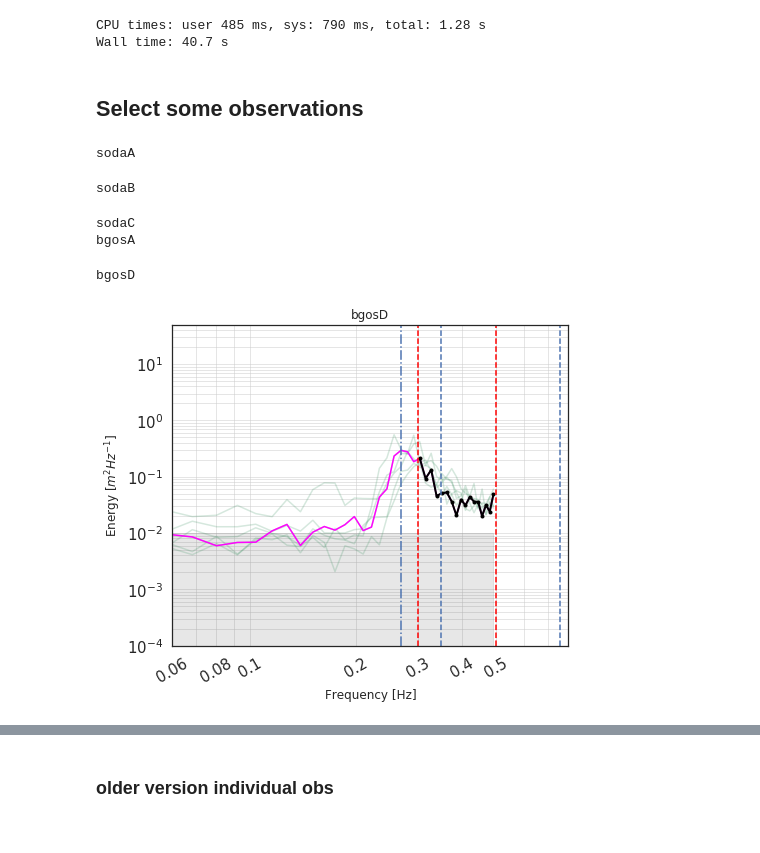
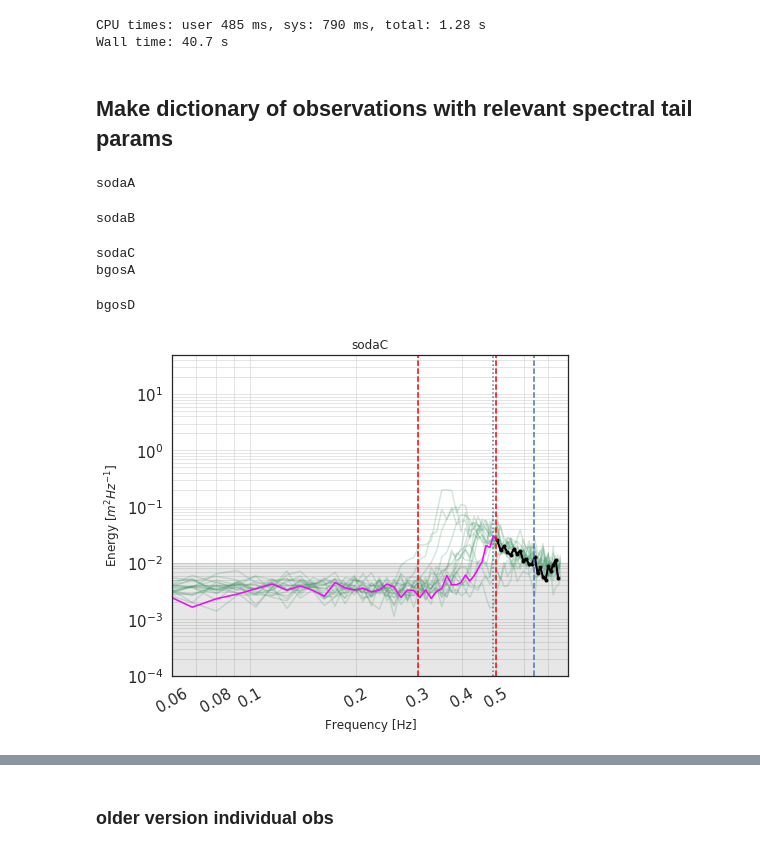
Before and after one commit to vtcooper/waveice, a Jupyter notebook: observations_paper/obs_paper_preprocess.ipynb, the cells around one changed output, grey strips where cells are left out. Drawn from its saved outputs; the diff is of its cells as text; code cells hidden in the pictures.

Commit message:
spectral tail excluding bad observations appears to have better results

```diff
--- a/observations_paper/obs_paper_preprocess.ipynb
+++ b/observations_paper/obs_paper_preprocess.ipynb
@@ -716,8 +717,15 @@ jra_subset['longitude'] = jra_subset.longitude
 # %% [output]
 CPU times: user 485 ms, sys: 790 ms, total: 1.28 s
 Wall time: 40.7 s
-# %% [markdown]
-## Select some observations
+# %% [markdown]
+## Make dictionary of observations with relevant spectral tail params
+# %%
+## constants
+Ip = 1.9 # Voermans 1.9 to 3.1 (wide to narrow), 2.5 works (Thomson 2013)
+vk = 0.41 # von karman constant
+beta = 0.012 #(Juszko 1995)
+alpha = 0.012 # Charnock 1955
+g = 9.81
 # %%
 ## recoded to have all obs together
 
@@ -759,11 +767,28 @@ for key,tempds in insitu_dict.items():
             (tempds.freq_wavespectra > spec_d[key].fp) &
             (tempds.freq_wavespectra > 0.3))
 
-        spec_d[key]['e0_mean'] = (spec_d[key].ef_eq * tempds.freq_wavespectra**4).mean(dim='freq_wavespectra')
+        ## ef_eq forced to be above noise thresh
+        ef_eq = spec_d[key].ef_eq
+        spec_d[key]['cut_eq'] = spec_d[key].ef_eq # dummy
+        tempefeq = xr.where(ef_eq < 1.5*10**(-2),tempds.freq_wavespectra,0)
+        tempefeq = xr.where(tempefeq > spec_d[key].fp, tempefeq, 0)
+        critf = xr.where(tempefeq > 0,tempefeq.freq_wavespectra,100).min(dim='freq_wavespectra')
+#         spec_d[key]['cut_eq'] = ef_eq.where(critf > ef_eq.freq_wavespectra)
+        spec_d[key]['cut_eq'] = ef_eq.where(ef_eq.freq_wavespectra < 0.5)
+        spec_d[key]['N'] = xr.where(spec_d[key].cut_eq > 0,1,0).sum(dim='freq_wavespectra')
+
+        ## wind estimates
+        spec_d[key]['e0_mean'] = (spec_d[key].cut_eq * tempds.freq_wavespectra**4).mean(dim='freq_wavespectra')
+#         spec_d[key]['e0_mean'] = (spec_d[key].ef_eq * tempds.freq_wavespectra**4).mean(dim='freq_wavespectra')
         ustar = spec_d[key].e0_mean * (2*np.pi)**3 / (4 * beta * Ip * g)
         z0 = alpha * ustar**2 / g # + 0.11 * nu / ustar (roughness length, ignoring first term)
         spec_d[key]['u10est'] = ustar/vk * np.log(10 / z0)
         spec_d[key]['jra'] = tempds.jra_wind.sel(time=spec_d[key].u10est.time)
+
+        ## RMSE
+        spec_d[key]['rmse'] = (
+            (spec_d[key].ef_eq * tempds.freq_wavespectra**4 - spec_d[key]['e0_mean'])**2).mean(
+            dim='freq_wavespectra')**(0.5)
 # %% [output]
 sodaA
 sodaB
@@ -771,9 +796,9 @@ sodaC
 bgosA
 bgosD
 # %%
-obkey = 'bgosD'
+obkey = 'sodaC'
 spec = spec_d[obkey]
-time_isel = 2
+time_isel = 0
 spec_sel = spec.isel(time=time_isel)
 spec_sel['fp'] = 1/spec_sel.peakwaveperiod
 ef_eq = spec.ef_eq
@@ -793,35 +818,39 @@ with sns.axes_style('white'):
 
     ef_eq.isel(time=time_isel).plot(xscale='log',yscale='log',
         c='k',lw=2,marker='.')
+    spec_sel.cut_eq.plot(xscale='log',yscale='log',
+        c='r',lw=2,marker='.',ls='--')
+#     ef_eq[0].where(ef_eq.freq_wavespectra < tempefeq[0][critf[0]]).plot(xscale='log',yscale='log',
+#         c='b',lw=2,marker='.')
 
     fp = spec_sel.peakwaveperiod**(-1)
-    plt.axvline(fp,ls='-.')
+    plt.axvline(fp,ls='dotted')
     plt.axvline(fp*1.3,ls='--')
     plt.axvline(fp*2*2**(0.5),ls='--')
     plt.axvline(0.3,ls='--',c='r')
     plt.axvline(0.5,ls='--',c='r')
 
     ### NOISE FLOOR
     x = spec.freq_wavespectra.values
     nx = x.size
     yupper = np.tile(1*10**(-2),nx)
     ylower = np.tile(9*10**(-5),nx)
     ax.fill_between(x,ylower,yupper,alpha=0.1,color='0.1')
     ax.tick_params(axis='both', which='major', labelsize='small')
     ax.tick_params(axis='both', which='minor', labelsize='small')
 
 
     ax.grid(True,which='both',alpha=0.5)
 
     xticklab = np.round(np.append([0.06,0.08],np.arange(0.1,0.51,0.1)),2)
     plt.xticks(ticks=xticklab,labels=xticklab.astype(str),fontsize='small',rotation=30)
     plt.ylim(10**(-4),5*10**(1))
     plt.xlim(0.06,0.8)
     plt.ylabel('Energy [$m^2 Hz^{-1}$]')
     plt.xlabel('Frequency [Hz]')
     plt.title(obkey)
 
     fig.tight_layout()
     plt.show()
 # %% [output]
-[figure, old version]
+[figure, new version]
```
Also changed, not shown: parts of 15 cells of this notebook.
